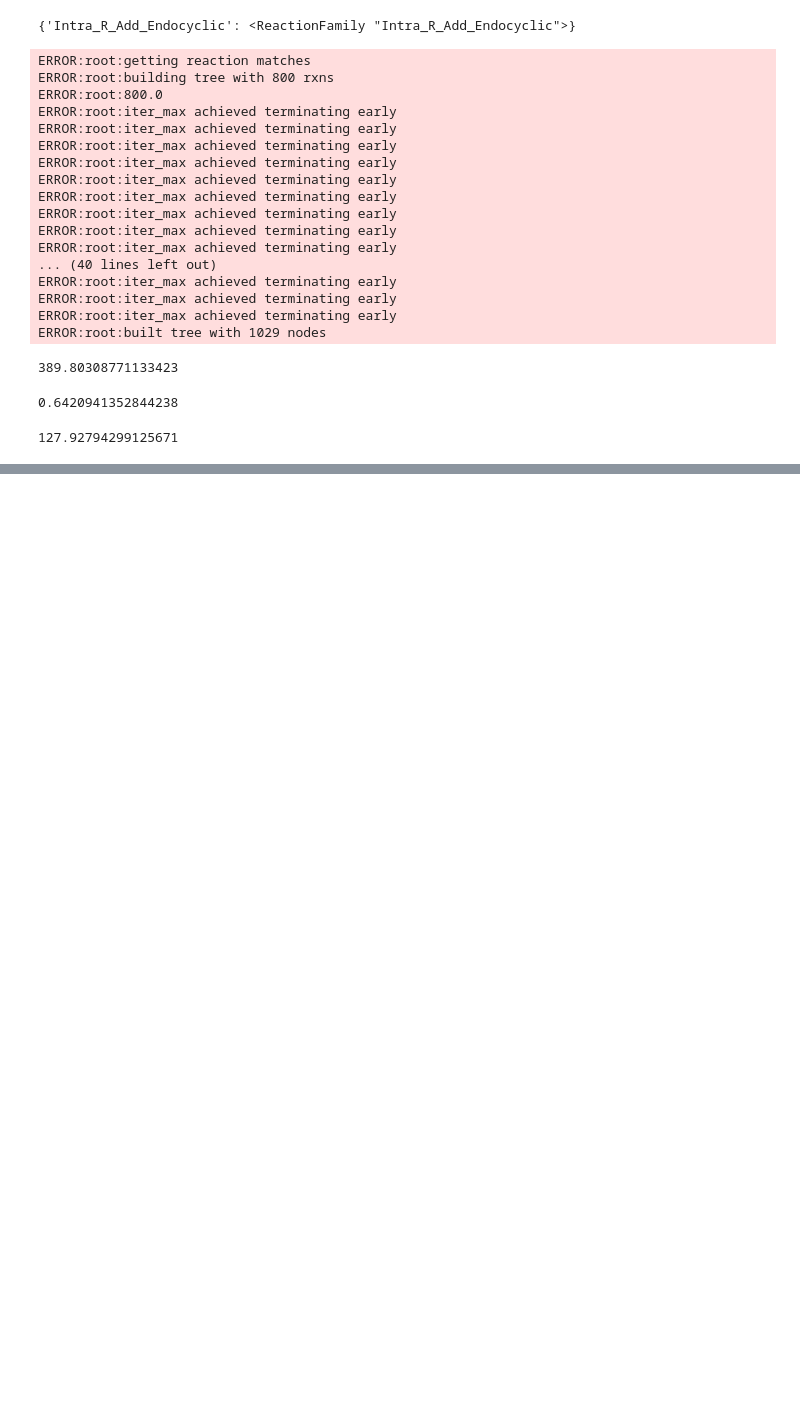
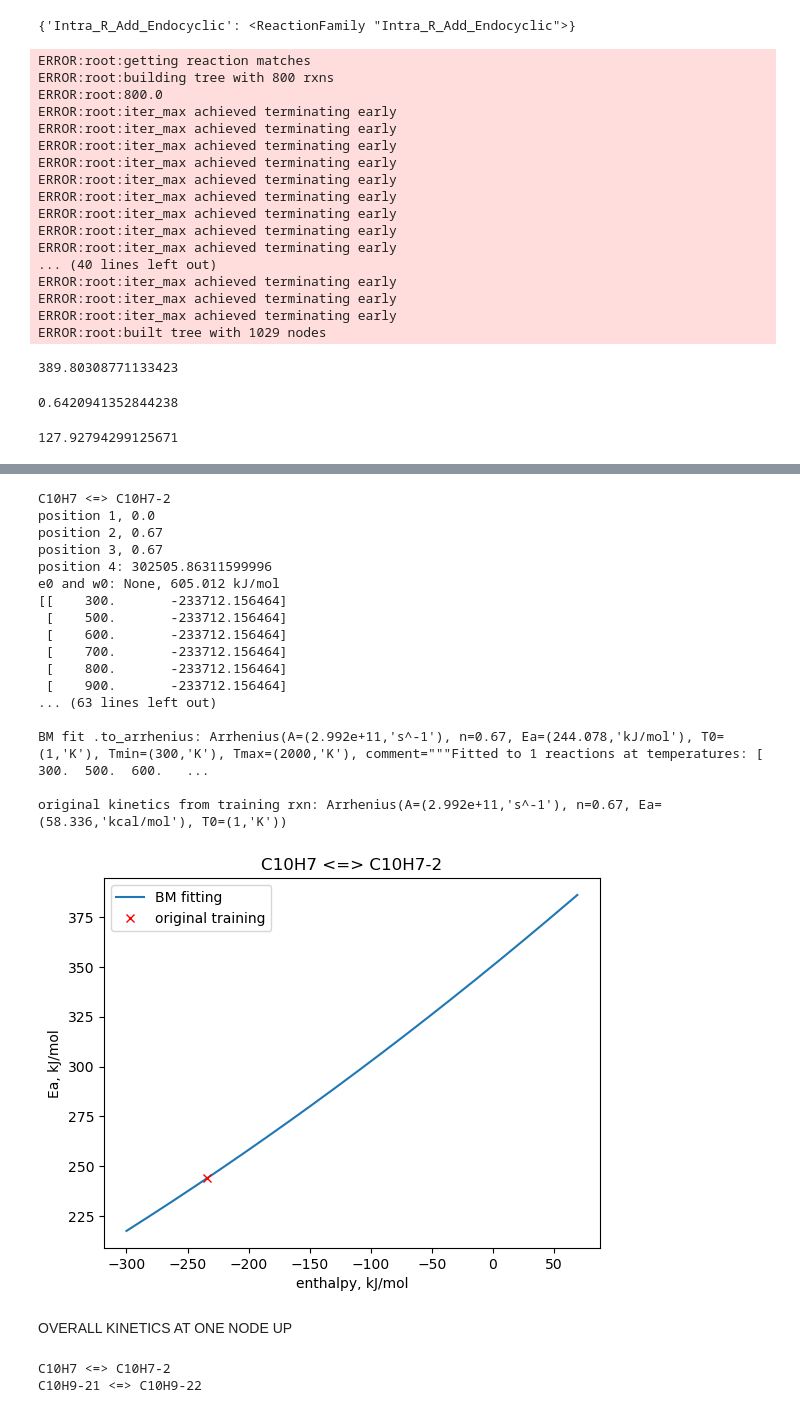
Before and after one commit to Nora-Khalil/PFAS, a Jupyter notebook: AIChE_2024/tools_for_retraining/HPL/BM_tree_fitting/needs_help_autogenerating_DONE/Intra_R_Add_Encyclic_DONE/debugging_nan_uncertainty/debugging_nan_get_rate_coefficient.ipynb, the cells around one changed output, grey strips where cells are left out. Drawn from its saved outputs; the diff is of its cells as text; code cells hidden in the pictures; blank space fills up the shorter version.

```diff
--- a/AIChE_2024/tools_for_retraining/HPL/BM_tree_fitting/needs_help_autogenerating_DONE/Intra_R_Add_Encyclic_DONE/debugging_nan_uncertainty/debugging_nan_get_rate_coefficient.ipynb
+++ b/AIChE_2024/tools_for_retraining/HPL/BM_tree_fitting/needs_help_autogenerating_DONE/Intra_R_Add_Encyclic_DONE/debugging_nan_uncertainty/debugging_nan_get_rate_coefficient.ipynb
@@ -124,0 +337,79 @@ recipe = database.kinetics.families['Intra_R_Add_Endocyclic'].forward_recipe.act
+# %%
+%matplotlib inline
+
+#node 2 = C10H7 <=> C10H7-2
+child_node_2 = "Root_N-1R-inRing_N-3R->O_Ext-3CS-R_N-Sp-4R!H=3CCSS_Ext-3CS-R_Ext-5R!H-R_N-Sp-6R!H=5R!H_3CS-inRing_N-Sp-2R=1R_Ext-6R!H-R_N-Sp-7R!H-6R!H"
+
+rxns_test = templateRxnMap[child_node_2]
+rxns_test = np.array(rxns_test)
+for rxn in rxns_test:
+    print(rxn)
+
+dH_range = range(-300, 70) #in kJ/mol
+
+C10H7_Ea_from_BM = []
+
+for i, rxn in enumerate(rxns_test):
+
+    BM_fit = ArrheniusBM().fit_to_reactions([rxn], recipe=recipe)
+    print(f'BM fit: {BM_fit}\n')
+    print(f'BM fit .to_arrhenius: {BM_fit.to_arrhenius(rxn.get_enthalpy_of_reaction(298))}\n')
+    print(f'original kinetics from training rxn: {rxn.kinetics}\n')
+    print('\n')
+
+    if 'C10H7' in str(rxn):
+        for dH in dH_range:
+            dH_Joules_per_mole = dH * 1000
+            Ea_from_BM = BM_fit.to_arrhenius(dH_Joules_per_mole).Ea.value #Ea returned in KJ/mol
+            C10H7_Ea_from_BM.append(Ea_from_BM)
+        actual_Ea_from_training = rxn.kinetics.Ea.value_si #J/mol
+        C10H7_actual_Ea_from_training_kJ_per_mole = actual_Ea_from_training/1000 #kJ/mol
+        actual_enthalpy_for_training_reactions = rxn.get_enthalpy_of_reaction(298) #in J/mol
+        C10H7_actual_enthalpy_for_training_reactions_kJ_per_mol = actual_enthalpy_for_training_reactions/1000 #kJ/mol
+        plt.figure()
+        plt.plot(list(dH_range), C10H7_Ea_from_BM, label = 'BM fitting')
+        plt.plot(C10H7_actual_enthalpy_for_training_reactions_kJ_per_mol, C10H7_actual_Ea_from_training_kJ_per_mole, 'x', c= 'red', label = 'original training')
+        plt.title('C10H7 <=> C10H7-2')
+        plt.xlabel('enthalpy, kJ/mol')
+        plt.ylabel('Ea, kJ/mol')
+        plt.legend()
+        plt.show()
+
+
+
+#FROM _make_rule(rr) in FAMILY.PY
+# dlnks = np.array([
+#                 np.log(
+#                     ArrheniusBM().fit_to_reactions(rxns[list(set(range(len(rxns))) - {i})], recipe=recipe)
+#                     .to_arrhenius(rxn.get_enthalpy_of_reaction(Tref))
+#                     .get_rate_coefficient(T=Tref) / rxn.get_rate_coefficient(T=Tref)
+#                 ) for i, rxn in enumerate(rxns)
+# %% [output]
+C10H7 <=> C10H7-2
+position 1, 0.0
+position 2, 0.67
+position 3, 0.67
+position 4: 302505.86311599996
+e0 and w0: None, 605.012 kJ/mol
+[[    300.       -233712.156464]
+ [    500.       -233712.156464]
+ [    600.       -233712.156464]
+ [    700.       -233712.156464]
+ [    800.       -233712.156464]
+ [    900.       -233712.156464]
+... (63 lines left out)
+
+BM fit .to_arrhenius: Arrhenius(A=(2.992e+11,'s^-1'), n=0.67, Ea=(244.078,'kJ/mol'), T0=(1,'K'), Tmin=(300,'K'), Tmax=(2000,'K'), comment="""Fitted to 1 reactions at temperatures: [ 300.  500.  600.   ...
+
+original kinetics from training rxn: Arrhenius(A=(2.992e+11,'s^-1'), n=0.67, Ea=(58.336,'kcal/mol'), T0=(1,'K'))
+[figure, added]
+# %% [markdown]
+OVERALL KINETICS AT ONE NODE UP
+# %%
+rxns = templateRxnMap['Root_N-1R-inRing_N-3R->O_Ext-3CS-R_N-Sp-4R!H=3CCSS_Ext-3CS-R_Ext-5R!H-R_N-Sp-6R!H=5R!H_3CS-inRing_N-Sp-2R=1R'] #combination node
+rxns = np.array(rxns)
+for rxn in rxns:
+    print(rxn)
+# %% [output]
+C10H7 <=> C10H7-2
+C10H9-21 <=> C10H9-22
```
Also changed, not shown: parts of 35 cells of this notebook, 2 other files.
